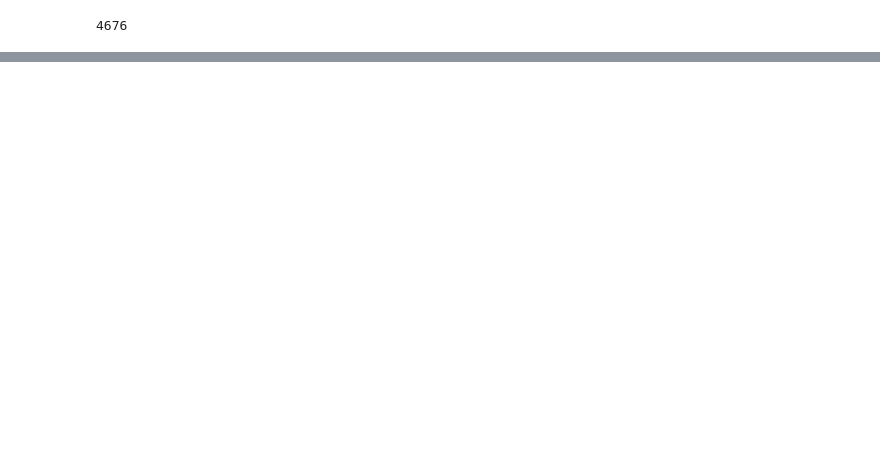
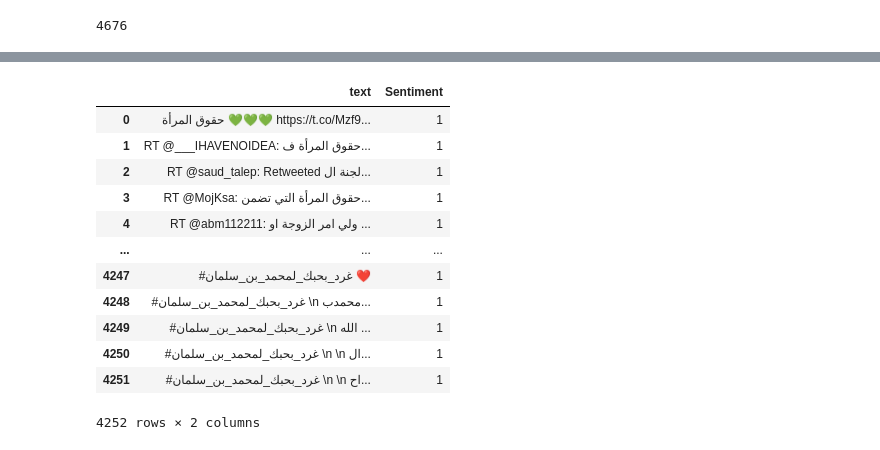
Before and after one commit to MaiAbdelhameed/NajahNow-NLP-arabic, a Jupyter notebook: NLP_arabic.ipynb, the cells around one changed output, grey strips where cells are left out. Drawn from its saved outputs; the diff is of its cells as text; code cells hidden in the pictures; blank space fills up the shorter version.

```diff
--- a/NLP_arabic.ipynb
+++ b/NLP_arabic.ipynb
@@ -141,0 +191,17 @@ len(dataset2_train_tweets)
+# %%
+dataset3 = pd.read_csv('/content/dataset3/Arabic Sentiment Analysis Dataset - SS2030.csv')
+dataset3
+# %% [output]
+|  | text | Sentiment |
+| 0 | حقوق المرأة 💚💚💚 https://t.co/Mzf9... | 1 |
+| 1 | RT @___IHAVENOIDEA: حقوق المرأة ف... | 1 |
+| 2 | RT @saud_talep: Retweeted لجنة ال... | 1 |
+| 3 | RT @MojKsa: حقوق المرأة التي تضمن... | 1 |
+| 4 | RT @abm112211: ولي امر الزوجة او ... | 1 |
+| ... | ... | ... |
+| 4247 | #غرد_بحبك_لمحمد_بن_سلمان ❤️ | 1 |
+| 4248 | #غرد_بحبك_لمحمد_بن_سلمان \n محمدب... | 1 |
+| 4249 | #غرد_بحبك_لمحمد_بن_سلمان \n الله ... | 1 |
+| 4250 | #غرد_بحبك_لمحمد_بن_سلمان \n \n ال... | 1 |
+| 4251 | #غرد_بحبك_لمحمد_بن_سلمان \n \n اح... | 1 |
+4252 rows × 2 columns
```
Also changed, not shown: parts of 22 cells of this notebook.
